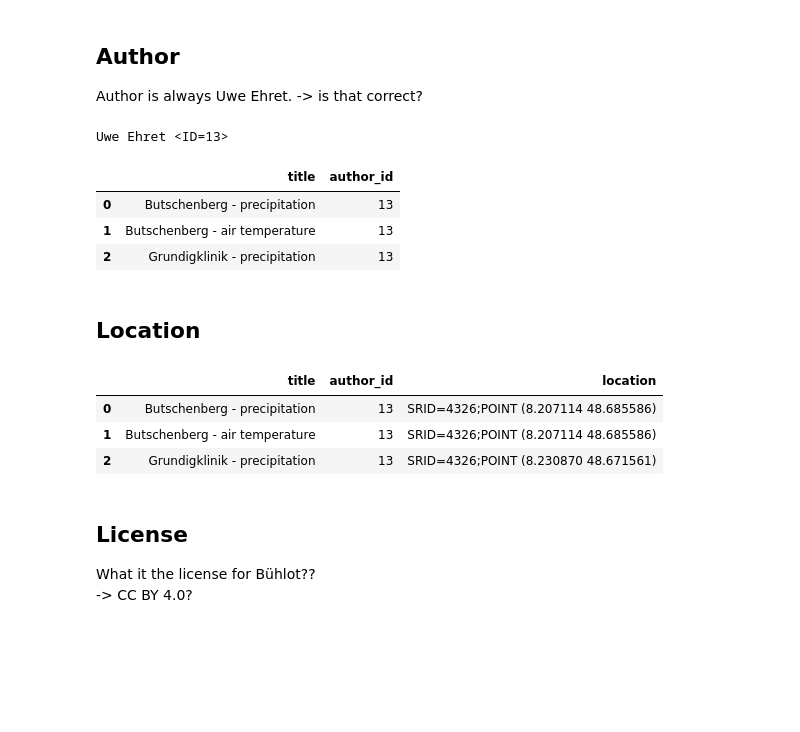
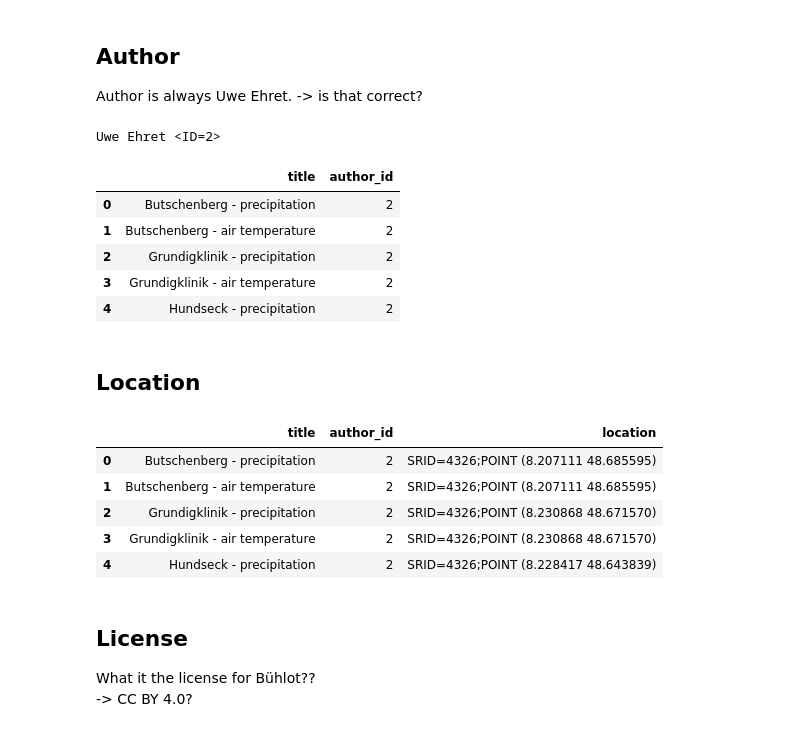
Before and after one commit to VForWaTer/scripts, a Jupyter notebook: buehlot/upload_buehlot.ipynb, the cells around one changed output. Cells and saved outputs as stored; diff of their text form; code cells hidden in the pictures; blank space fills up the shorter version.

```diff
--- a/buehlot/upload_buehlot.ipynb
+++ b/buehlot/upload_buehlot.ipynb
@@ -12,7 +14,7 @@ from pyproj import Transformer
 # %%
 UPLOAD = True
-#CONNECTION = "test"
-CONNECTION = "postgresql://postgres:postgres@localhost:5432/test"
+#CONNECTION = "postgresql://postgres:postgres@localhost:5432/test"
+CONNECTION = "postgresql://postgres:postgres@localhost:5433/metacatalog"
 # %%
 # moving to new metacatalog API
 session = api.connect_database(CONNECTION)
@@ -78,29 +96,33 @@ if author is None and UPLOAD:
 
 print(author)
 # %% [output]
-Uwe Ehret <ID=13>
+Uwe Ehret <ID=2>
 # %%
 # add author to metadata
 metadata["author_id"] = author.id
 
-metadata.head(3)
+metadata.head(5)
 # %% [output]
 |  | title | author_id |
-| 0 | Butschenberg - precipitation | 13 |
-| 1 | Butschenberg - air temperature | 13 |
-| 2 | Grundigklinik - precipitation | 13 |
+| 0 | Butschenberg - precipitation | 2 |
+| 1 | Butschenberg - air temperature | 2 |
+| 2 | Grundigklinik - precipitation | 2 |
+| 3 | Grundigklinik - air temperature | 2 |
+| 4 | Hundseck - precipitation | 2 |
 # %% [markdown]
 ## Location
 # %%
 t = Transformer.from_crs("epsg:31467", "epsg:4326", always_xy=True)
 
 metadata["location"] = ["SRID=4326;POINT (%f %f)" % t.transform(row.iloc[0], row.iloc[1]) for i, row in metadata_raw[["location_right_value", "location_high_value"]].iterrows()]
-metadata.head(3)
+metadata.head(5)
 # %% [output]
 |  | title | author_id | location |
-| 0 | Butschenberg - precipitation | 13 | SRID=4326;POINT (8.207114 48.685586) |
-| 1 | Butschenberg - air temperature | 13 | SRID=4326;POINT (8.207114 48.685586) |
-| 2 | Grundigklinik - precipitation | 13 | SRID=4326;POINT (8.230870 48.671561) |
+| 0 | Butschenberg - precipitation | 2 | SRID=4326;POINT (8.207111 48.685595) |
+| 1 | Butschenberg - air temperature | 2 | SRID=4326;POINT (8.207111 48.685595) |
+| 2 | Grundigklinik - precipitation | 2 | SRID=4326;POINT (8.230868 48.671570) |
+| 3 | Grundigklinik - air temperature | 2 | SRID=4326;POINT (8.230868 48.671570) |
+| 4 | Hundseck - precipitation | 2 | SRID=4326;POINT (8.228417 48.643839) |
 # %% [markdown]
 ## License
 
```
Also changed, not shown: parts of 26 cells of this notebook.
